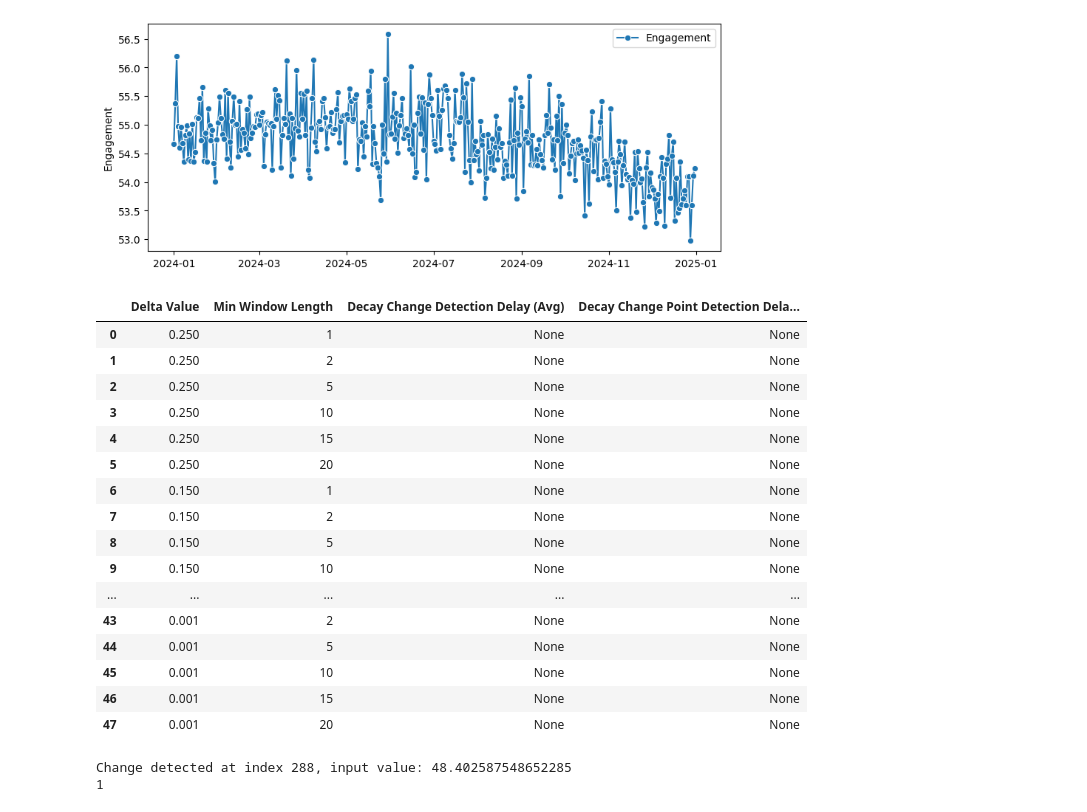
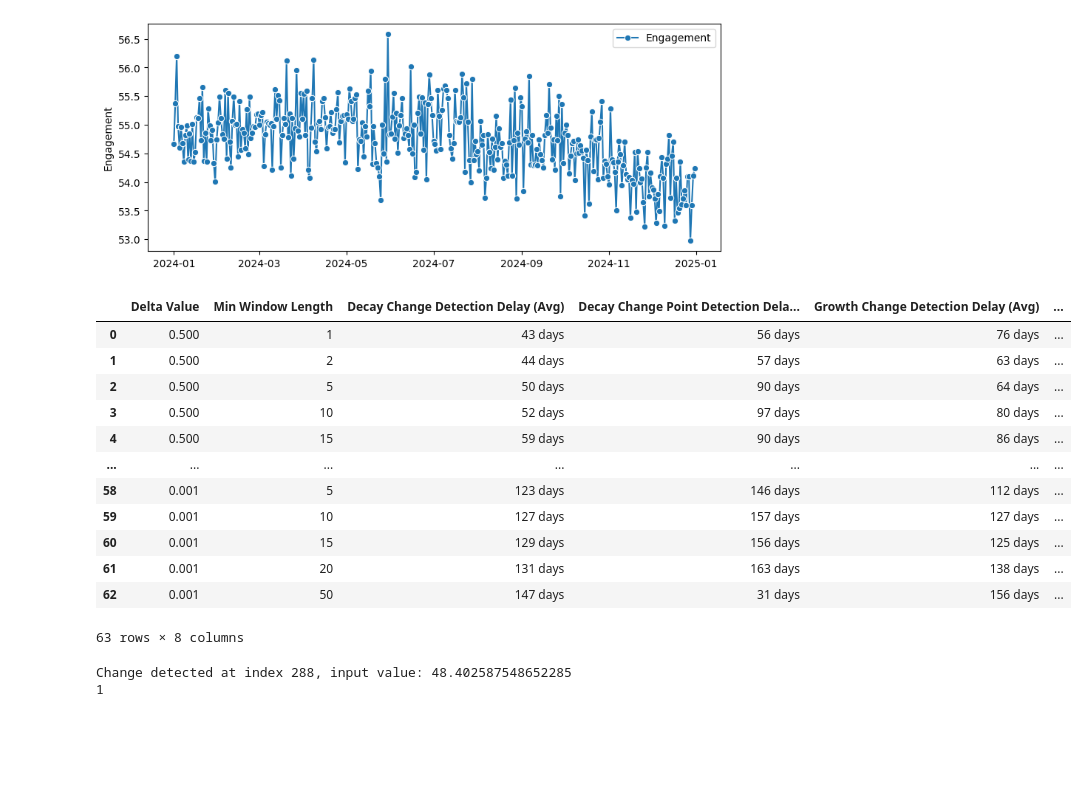
Before and after one commit to danieltabach/Drift-Detection, a Jupyter notebook: Victor Models/adwin.ipynb, the cells around one changed output. Drawn from its saved outputs; the diff is of its cells as text; code cells hidden in the pictures; blank space fills up the shorter version.

Commit message:
Udpates to ADWIN model

```diff
--- a/Victor Models/adwin.ipynb
+++ b/Victor Models/adwin.ipynb
@@ -133,45 +133,46 @@ sns.lineplot(x=all_dates, y=avg_engagement, marker="o", label="Engagement")
 <Axes: ylabel='Engagement'>
 [figure]
 # %%
-delta_range = [.25, .15, .05, .02, .01, .005, .002, .001]
-min_window_length_range = [1,2,5,10,15,20]
+delta_range = [.5,.25, .15, .05, .02, .01, .005, .002, .001]
+min_window_length_range = [1,2,5,10,15,20,50]
 return_list = []
 
 for delta_val in delta_range:
     for min_window_length_val in min_window_length_range:
         adwin = drift.ADWIN(delta = delta_val, # significance value
                             clock=1, # how often ADWIN should check for changes
                             min_window_length=min_window_length_val, #Min length allowerd when checking concept drift, smaller may decrease delay but lead to false positives
                             grace_period=0) #when to start looking
-        change_points_avg_decay, change_points_median_decay, delay_avg_decay, delay_avg_decay = adwin_tests(adwin, all_data_decay, 'Engagement')
-        change_points_avg_growth, change_points_median_growth, delay_avg_growth, delay_avg_growth = adwin_tests(adwin, all_data_growth, 'Engagement')
-        change_points_avg_decay, change_points_median_decay, delay_avg_decay, delay_avg_decay = adwin_tests(adwin, all_data_normal, 'Engagement')
+        change_points_avg_decay, change_points_median_decay, delay_avg_decay, delay_median_decay = adwin_tests(adwin, all_data_decay, 'Engagement')
+        change_points_avg_growth, change_points_median_growth, delay_avg_growth, delay_median_growth = adwin_tests(adwin, all_data_growth, 'Engagement')
+        change_points_avg_decay, change_points_median_decay, delay_avg_normal, delay_median_normal = adwin_tests(adwin, all_data_normal, 'Engagement')
         return_list.append({"Delta Value": delta_val,
                             "Min Window Length": min_window_length_val,
                             "Decay Change Detection Delay (Avg)": delay_avg_decay,
-                            "Decay Change Point Detection Delay (Median)": delay_avg_decay})
+                            "Decay Change Point Detection Delay (Median)": delay_median_decay,
+                            "Growth Change Detection Delay (Avg)": delay_avg_growth,
+                            "Growth Change Point Detection Delay (Median)": delay_median_growth,
+                            "Normal Change Detection Delay (Avg)": delay_avg_normal,
+                            "Normal Change Point Detection Delay (Median)": delay_median_normal,
+                            })
 
 
 hyperparameter_tuning = pd.DataFrame(return_list)
 hyperparameter_tuning
 # %% [output]
-|  | Delta Value | Min Window Length | Decay Change Detection Delay (Avg) | Decay Change Point Detection Dela... |
-| 0 | 0.250 | 1 | None | None |
-| 1 | 0.250 | 2 | None | None |
-| 2 | 0.250 | 5 | None | None |
-| 3 | 0.250 | 10 | None | None |
-| 4 | 0.250 | 15 | None | None |
-| 5 | 0.250 | 20 | None | None |
-| 6 | 0.150 | 1 | None | None |
-| 7 | 0.150 | 2 | None | None |
-| 8 | 0.150 | 5 | None | None |
-| 9 | 0.150 | 10 | None | None |
-| ... | ... | ... | ... | ... |
-| 43 | 0.001 | 2 | None | None |
-| 44 | 0.001 | 5 | None | None |
-| 45 | 0.001 | 10 | None | None |
-| 46 | 0.001 | 15 | None | None |
-| 47 | 0.001 | 20 | None | None |
+|  | Delta Value | Min Window Length | Decay Change Detection Delay (Avg) | Decay Change Point Detection Dela... | Growth Change Detection Delay (Avg) | ... |
+| 0 | 0.500 | 1 | 43 days | 56 days | 76 days | ... |
+| 1 | 0.500 | 2 | 44 days | 57 days | 63 days | ... |
+| 2 | 0.500 | 5 | 50 days | 90 days | 64 days | ... |
+| 3 | 0.500 | 10 | 52 days | 97 days | 80 days | ... |
+| 4 | 0.500 | 15 | 59 days | 90 days | 86 days | ... |
+| ... | ... | ... | ... | ... | ... | ... |
+| 58 | 0.001 | 5 | 123 days | 146 days | 112 days | ... |
+| 59 | 0.001 | 10 | 127 days | 157 days | 127 days | ... |
+| 60 | 0.001 | 15 | 129 days | 156 days | 125 days | ... |
+| 61 | 0.001 | 20 | 131 days | 163 days | 138 days | ... |
+| 62 | 0.001 | 50 | 147 days | 31 days | 156 days | ... |
+63 rows × 8 columns
 # %%
 all_ctr = all_data_decay['CTR']
 all_engagement = all_data_decay['Engagement']
```
Also changed, not shown: parts of 2 cells of this notebook.
